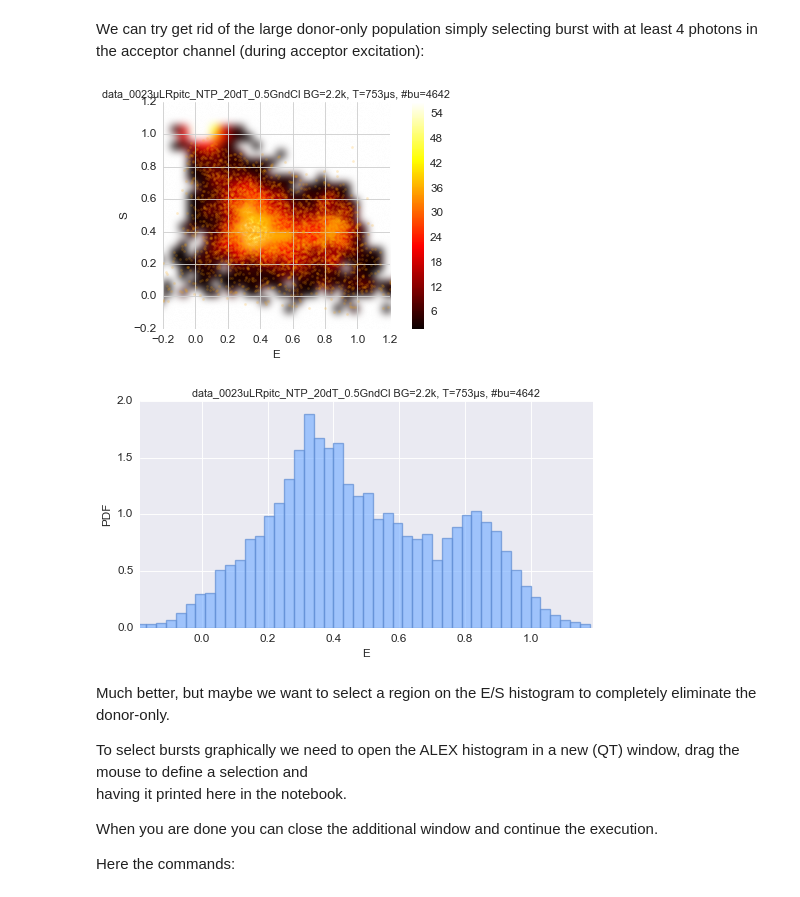
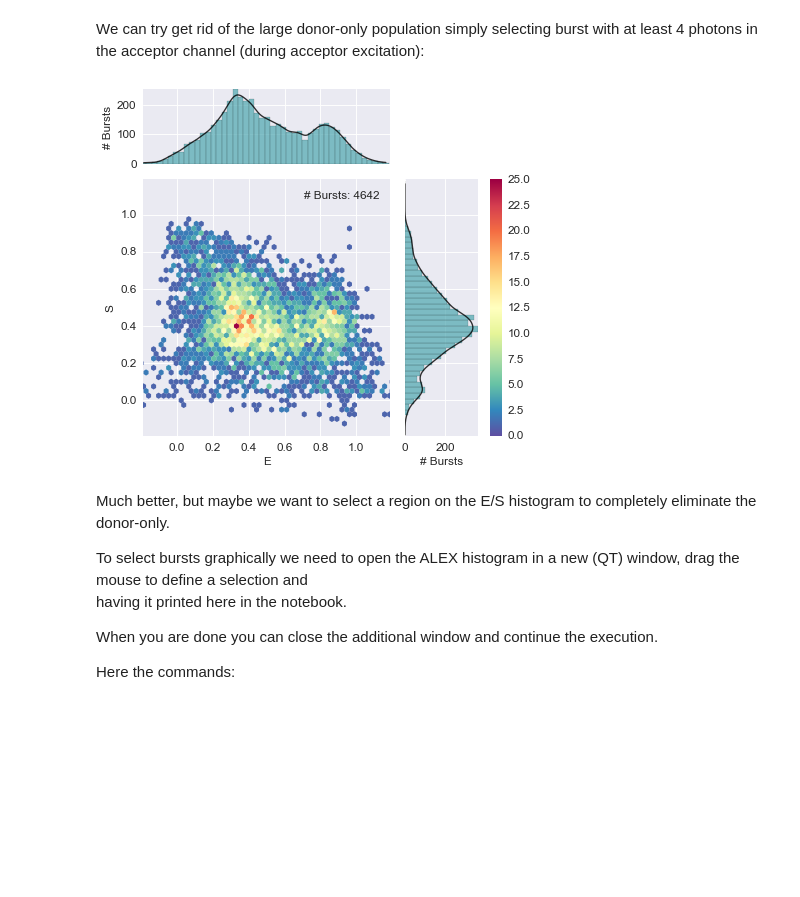
Before and after one commit to tritemio/FRETBursts_notebooks, a Jupyter notebook: notebooks/FRETBursts - us-ALEX smFRET burst analysis.ipynb, the cells around one changed output. Drawn from its saved outputs; the diff is of its cells as text; code cells hidden in the pictures; blank space fills up the shorter version.

```diff
--- a/notebooks/FRETBursts - us-ALEX smFRET burst analysis.ipynb
+++ b/notebooks/FRETBursts - us-ALEX smFRET burst analysis.ipynb
@@ -524,4 +524,4 @@ dplot(ds, hist_fret, hist_style='line',
 # %% [markdown]
 Instead of using the KDE, we can use the peak position as fitted from a gaussian model.
 # %%
-ds.E_fitter.fit_histogram(mfit.factory_three_gaussians())
+ds.E_fitter.fit_histogram(mfit.factory_three_gaussians(), verbose=False)
@@ -590,11 +572,9 @@ selecting burst with at least 4 photons in the acceptor channel
 (during acceptor excitation):
 # %%
 ds2 = ds.select_bursts(select_bursts.naa, th1=4)
-dplot(ds2, hist2d_alex);
-dplot(ds2, hist_fret);
+alex_jointplot(ds2);
 # %% [output]
-[figure, old version]
+[figure, new version]
-[figure, removed]
 # %% [markdown]
 Much better, but maybe we want to select a region on the E/S
 histogram to completely eliminate the donor-only.
```
Also changed, not shown: parts of 15 cells of this notebook, 5 other files.
